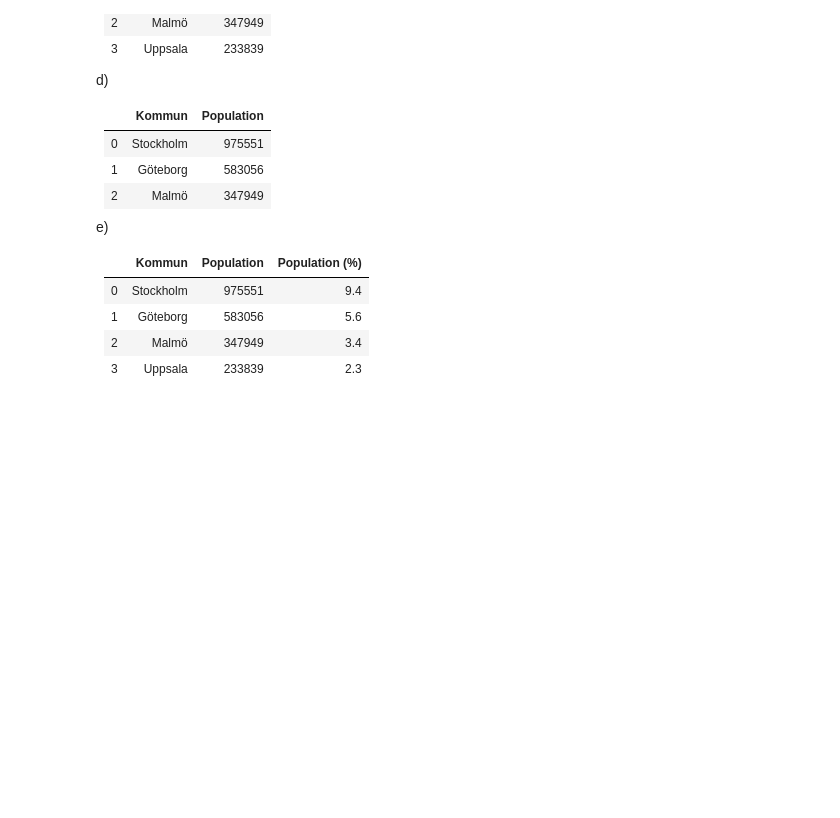
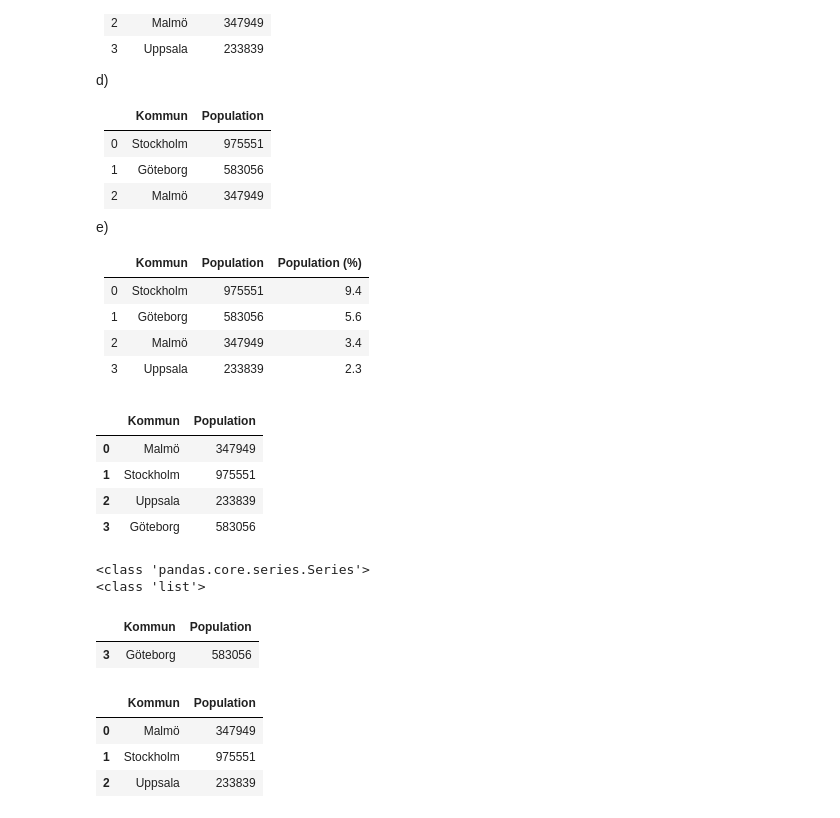
Before and after one commit to lisamariahertz-cpu/Databehandling-AI25, a Jupyter notebook: exercises/E1_pandas_basic_syntax.ipynb, the cells around one changed output. Cells and saved outputs as stored; diff of their text form; code cells hidden in the pictures; folded sections open; blank space fills up the shorter version.

```diff
--- a/exercises/E1_pandas_basic_syntax.ipynb
+++ b/exercises/E1_pandas_basic_syntax.ipynb
@@ -88,3 +92,44 @@ e)
 |  3 | Uppsala   |       233839 |              2.3 |
 
 </details>
+# %%
+# Exercise A
+cities = ['Malmö', 'Stockholm', 'Uppsala', 'Göteborg']
+population = [347949, 975551, 233839, 583056]
+
+cities_data_manual = {  'Kommun': cities,
+                        'Population': population}
+
+#print(type(cities_data_manual))
+cities_df = pd.DataFrame(cities_data_manual)
+
+cities_df
+# %% [output]
+|  | Kommun | Population |
+| 0 | Malmö | 347949 |
+| 1 | Stockholm | 975551 |
+| 2 | Uppsala | 233839 |
+| 3 | Göteborg | 583056 |
+# %%
+# Exercise B
+gbg_mask = [city == 'Göteborg' for city in cities_df['Kommun']]
+
+# testar att göra masken som en serie istället?
+gbg_filter = cities_df['Kommun'] =='Göteborg'
+print(type(gbg_filter))
+print(type(gbg_mask))
+
+cities_df[gbg_filter]
+# %% [output]
+<class 'pandas.core.series.Series'>
+<class 'list'>
+|  | Kommun | Population |
+| 3 | Göteborg | 583056 |
+# %%
+cities_df[~gbg_filter]
+# masks kan alltså göras med listor men då fungerar tex inte tilde
+# %% [output]
+|  | Kommun | Population |
+| 0 | Malmö | 347949 |
+| 1 | Stockholm | 975551 |
+| 2 | Uppsala | 233839 |
```
Also changed, not shown: parts of 4 cells of this notebook, 1 other file.
